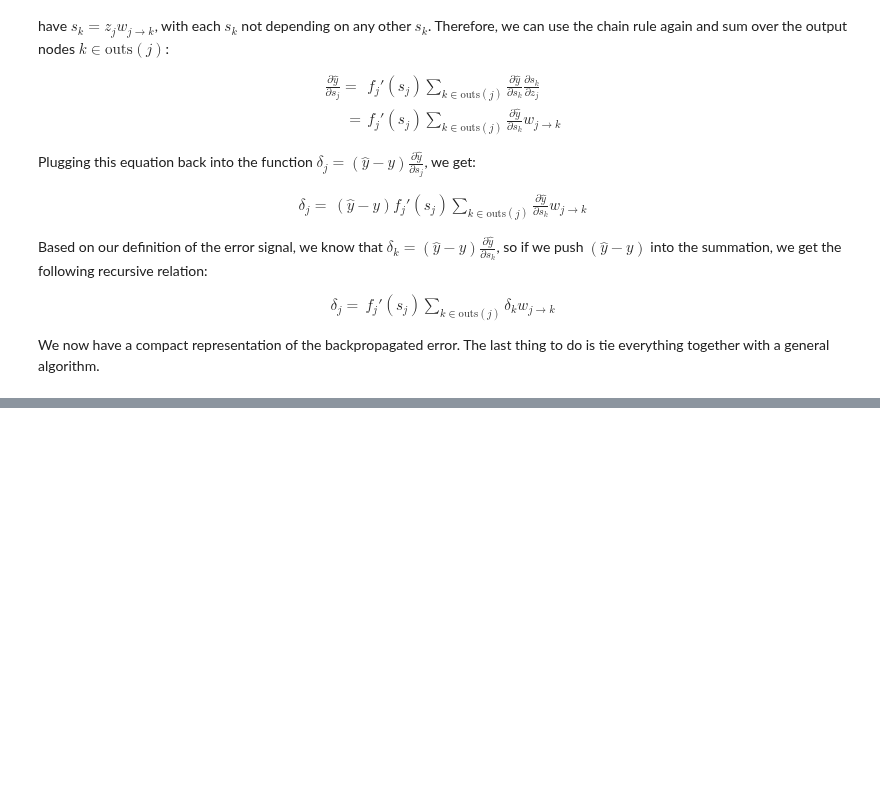
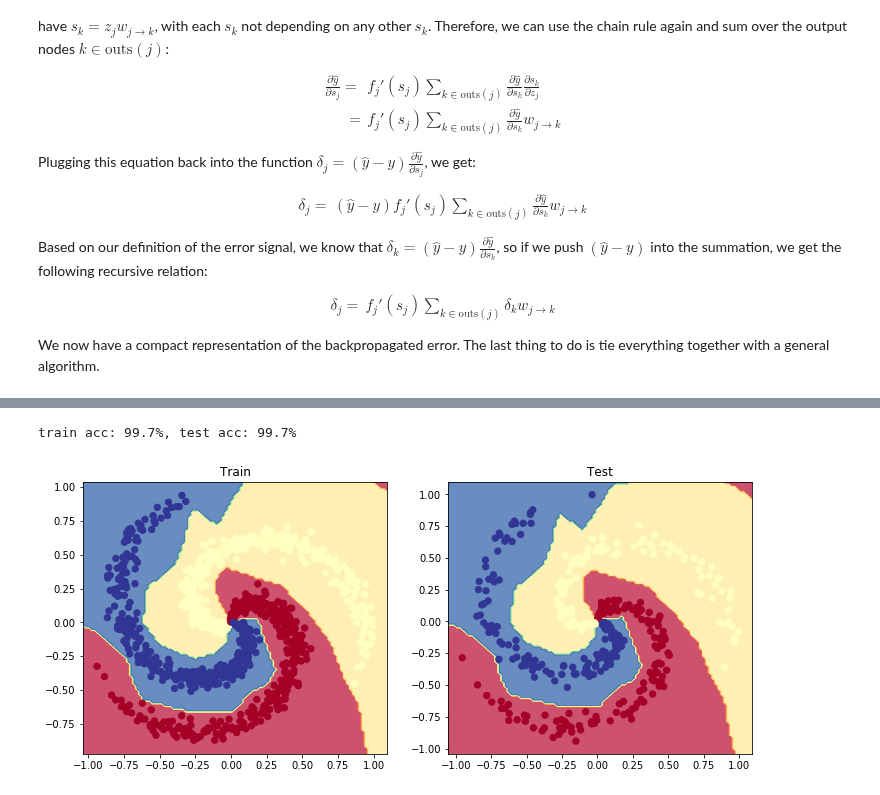
Before and after one commit to rashed091/NeuralNetwork, a Jupyter notebook: Lecture06 - Perceptron.ipynb, the cells around one changed output, grey strips where cells are left out. Cells and saved outputs as stored; diff of their text form; code cells hidden in the pictures; blank space fills up the shorter version.

```diff
--- a/Lecture06 - Perceptron.ipynb
+++ b/Lecture06 - Perceptron.ipynb
@@ -359,0 +373,13 @@ Accuracy of the model on the 10000 test images: 44 %
+# %%
+# Shuffle data
+shuffle_indicies = torch.LongTensor(random.sample(range(0, len(X)), len(X)))
+X = X[shuffle_indicies]
+y = y[shuffle_indicies]
+
+# Split datasets
+test_start_idx = int(len(X) * args.train_size)
+X_train = X[:test_start_idx]
+y_train = y[:test_start_idx]
+X_test = X[test_start_idx:]
+y_test = y[test_start_idx:]
+print("We have %i train samples and %i test samples." % (len(X_train), len(X_test)))
@@ -359,0 +394,21 @@ Accuracy of the model on the 10000 test images: 44 %
+# %%
+class MultilayerPerceptronModel(nn.Module):
+    def __init__(self, input_dim, hidden_dim, output_dim):
+        super(MultilayerPerceptronModel, self).__init__()
+
+        self.input_layer = nn.Linear(input_dim, hidden_dim)
+        self.hidden_layer = nn.Linear(hidden_dim, output_dim)
+        self.relu = nn.ReLU()
+
+    def forward(self, x, apply_softmax=False):
+        out = self.input_layer(x)
+        out = self.relu(out)
+        out = self.hidden_layer(out)
+
+        if apply_softmax:
+            out = nn.functional.softmax(out, dim=1)
+        return out
+# %%
+# Initialize model
+model = MultilayerPerceptronModel(input_dim=args.dimensions, hidden_dim=args.num_hidden_units, output_dim=args.num_classes)
+print (model.named_modules)
@@ -359,0 +466,19 @@ Accuracy of the model on the 10000 test images: 44 %
+# %%
+# Train and test accuracies
+train_acc = get_accuracy(y_pred=pred_train, y_target=y_train)
+test_acc = get_accuracy(y_pred=pred_test, y_target=y_test)
+print ("train acc: {0:.1f}%, test acc: {1:.1f}%".format(train_acc, test_acc))
+# %% [output]
+train acc: 99.7%, test acc: 99.7%
+# %%
+# Visualize the decision boundary
+plt.figure(figsize=(12,5))
+plt.subplot(1, 2, 1)
+plt.title("Train")
+plot_multiclass_decision_boundary(model=model, X=X_train, y=y_train)
+plt.subplot(1, 2, 2)
+plt.title("Test")
+plot_multiclass_decision_boundary(model=model, X=X_test, y=y_test)
+plt.show()
+# %% [output]
+[figure, added]
```
Also changed, not shown: parts of 16 cells of this notebook, 17 other files.
